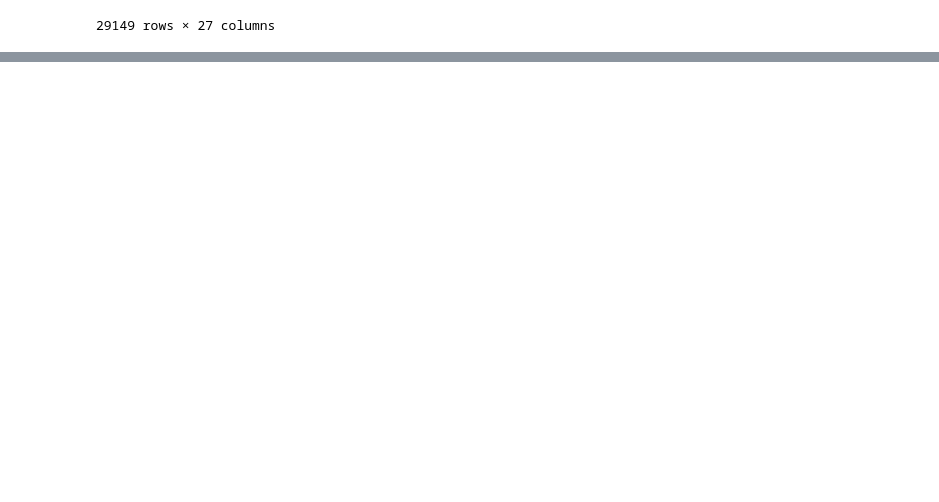
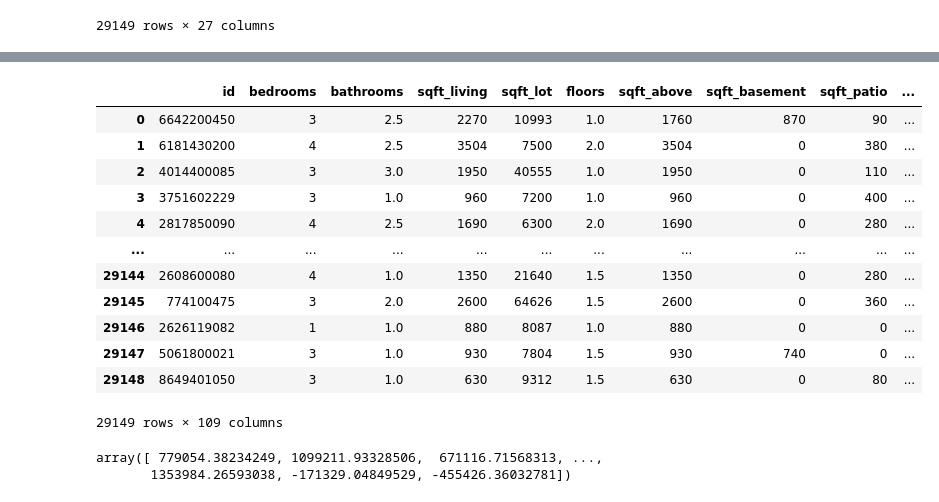
Before and after one commit to ewestrich/King-County-House-Sales, a Jupyter notebook: Eitan/Eitan Project 2 Notebook.ipynb, the cells around one changed output, grey strips where cells are left out. Cells and saved outputs as stored; diff of their text form; code cells hidden in the pictures; blank space fills up the shorter version.

```diff
--- a/Eitan/Eitan Project 2 Notebook.ipynb
+++ b/Eitan/Eitan Project 2 Notebook.ipynb
@@ -463,0 +494,7 @@ NameError: name 'data_kc' is not defined
+# %%
+ohe_df =onehot_enc.fit_transform(new_kcdf[nominal_cols])
+# %%
+nominal_df = pd.DataFrame(ohe_df.toarray(),columns = onehot_enc.get_feature_names_out())
+# %%
+cleandf = pd.concat([new_kcdf.drop(columns =
+    ['waterfront', 'greenbelt', 'heat_source', 'sewer_system', 'zip_code', 'nuisance']), nominal_df],1)
@@ -463,0 +503,5 @@ NameError: name 'data_kc' is not defined
+# %%
+col_select = cleandf.drop(columns = ['price', 'index', 'address','sqft_garage', 'location']).columns
+X = cleandf[col_select]
+y = cleandf['price']
+X_train, X_test, y_train, y_test = train_test_split(X, y, test_size=0.3)
@@ -463,0 +572,16 @@ NameError: name 'data_kc' is not defined
+# %%
+X
+# %% [output]
+|  | id | bedrooms | bathrooms | sqft_living | sqft_lot | floors | sqft_above | sqft_basement | sqft_patio | ... |
+| 0 | 6642200450 | 3 | 2.5 | 2270 | 10993 | 1.0 | 1760 | 870 | 90 | ... |
+| 1 | 6181430200 | 4 | 2.5 | 3504 | 7500 | 2.0 | 3504 | 0 | 380 | ... |
+| 2 | 4014400085 | 3 | 3.0 | 1950 | 40555 | 1.0 | 1950 | 0 | 110 | ... |
+| 3 | 3751602229 | 3 | 1.0 | 960 | 7200 | 1.0 | 960 | 0 | 400 | ... |
+| 4 | 2817850090 | 4 | 2.5 | 1690 | 6300 | 2.0 | 1690 | 0 | 280 | ... |
+| ... | ... | ... | ... | ... | ... | ... | ... | ... | ... | ... |
+| 29144 | 2608600080 | 4 | 1.0 | 1350 | 21640 | 1.5 | 1350 | 0 | 280 | ... |
+| 29145 | 774100475 | 3 | 2.0 | 2600 | 64626 | 1.5 | 2600 | 0 | 360 | ... |
+| 29146 | 2626119082 | 1 | 1.0 | 880 | 8087 | 1.0 | 880 | 0 | 0 | ... |
+| 29147 | 5061800021 | 3 | 1.0 | 930 | 7804 | 1.5 | 930 | 740 | 0 | ... |
+| 29148 | 8649401050 | 3 | 1.0 | 630 | 9312 | 1.5 | 630 | 0 | 80 | ... |
+29149 rows × 109 columns
@@ -463,0 +590,5 @@ NameError: name 'data_kc' is not defined
+# %%
+model_full_predict
+# %% [output]
+array([ 779054.38234249, 1099211.93328506,  671116.71568313, ...,
+       1353984.26593038, -171329.04849529, -455426.36032781])
```
Also changed, not shown: parts of 51 cells of this notebook.
